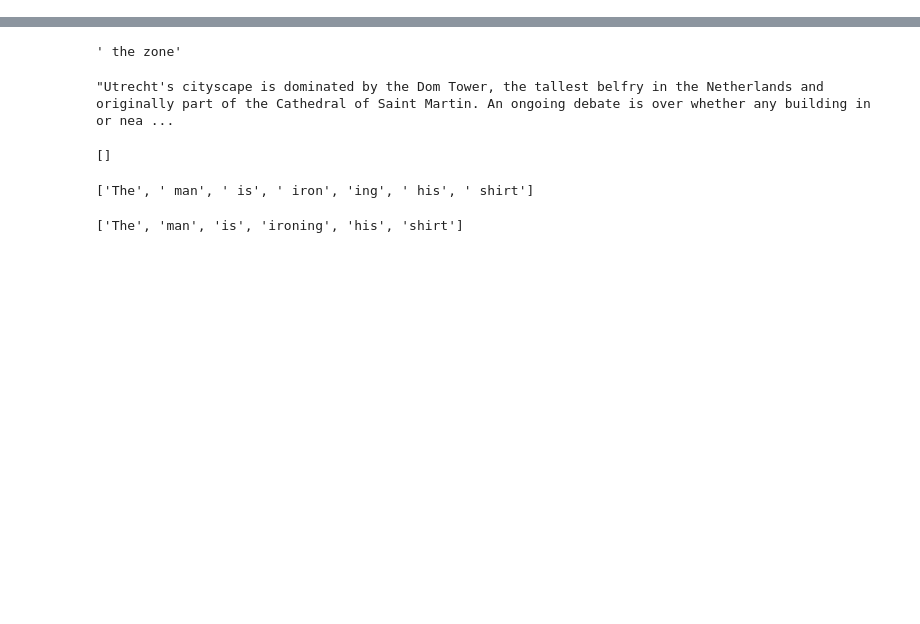
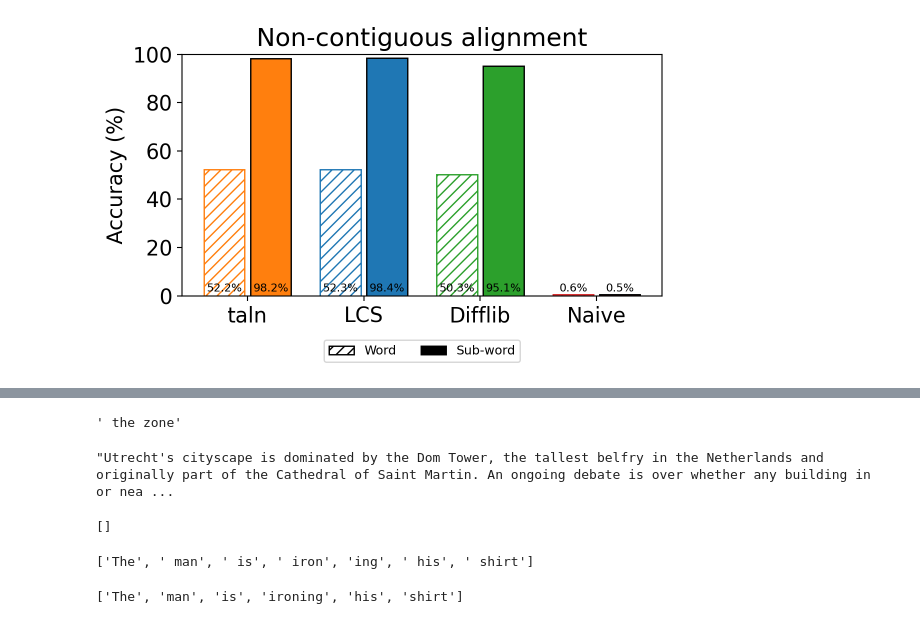
Before and after one commit to sbooeshaghi/taln, a Jupyter notebook: analysis/ablate.ipynb, the cells around one changed output, grey strips where cells are left out. Saved outputs shown, nothing was run; the diff lists cells and outputs as text; code cells hidden in the pictures; blank space fills up the shorter version.

```diff
--- a/analysis/ablate.ipynb
+++ b/analysis/ablate.ipynb
@@ -258,0 +386,85 @@ plt.show()
+# %%
+import numpy as np
+import matplotlib.pyplot as plt
+from matplotlib.patches import Patch
+
+COLORS = {
+    "lcs":     "#1f77b4",  # blue
+    "custom":  "#ff7f0e",  # orange
+    "difflib": "#2ca02c",  # green
+    "naive":   "#d62728",  # red
+}
+
+
+fig, ax = plt.subplots(figsize=(6, 4))
+
+methods = {"taln": "custom", "LCS": "lcs", "Difflib": "difflib", "Naive": "naive"}
+x = np.arange(len(methods))
+
+width = 0.35
+gap = 0.025
+
+# --- sub-word (per-sample accuracy, non-contiguous) ---------------------------
+for idx, (label, m) in enumerate(methods.items()):
+    y = 100 * tdf[f"{m}_same"].astype(int)
+    y_mean = y.mean()
+
+    center = idx + (width/2 + gap)
+
+    ax.bar(
+        center, y_mean, width, zorder=0,
+        edgecolor="black",
+        facecolor=COLORS[m],   # solid method color
+    )
+
+    ax.text(center, 1, f"{y_mean:.1f}%",
+            ha="center", va="bottom", fontsize=8)
+
+# --- word (per-sample accuracy, non-contiguous) -------------------------------
+for idx, (label, m) in enumerate(methods.items()):
+    y = 100 * wdf[f"{m}_same"].astype(int)
+    y_mean = y.mean()
+
+    center = idx - (width/2 + gap)
+
+    ax.bar(
+        center, y_mean, width, zorder=0,
+        edgecolor=COLORS[m],   # colored stripes
+        facecolor="white",
+        hatch="///",
+        linewidth=1,
+    )
+
+    ax.text(center, 1, f"{y_mean:.1f}%",
+            ha="center", va="bottom", fontsize=8)
+
+# --- axes / labels -----------------------------------------------------------
+ax.set(
+    ylabel="Accuracy (%)",
+    xticks=x,
+    xticklabels=list(methods.keys()),
+    ylim=(0, 100),
+    title="Non-contiguous alignment",
+)
+
+# legend
+legend_elements = [
+    Patch(facecolor="white", edgecolor="black", hatch="///", label="Word"),
+    Patch(facecolor="k", edgecolor="black", label="Sub-word"),
+]
+
+
+
+ax.legend(
+    handles=legend_elements,
+    loc="lower center",
+    bbox_to_anchor=(0.5, -0.3),
+    ncol=2,
+    frameon=True,
+    fontsize=9,
+)
+
+plt.tight_layout()
+plt.show()
+# %% [output]
+[figure, added]
```
Also changed, not shown: parts of 26 cells of this notebook, 2 other files.
